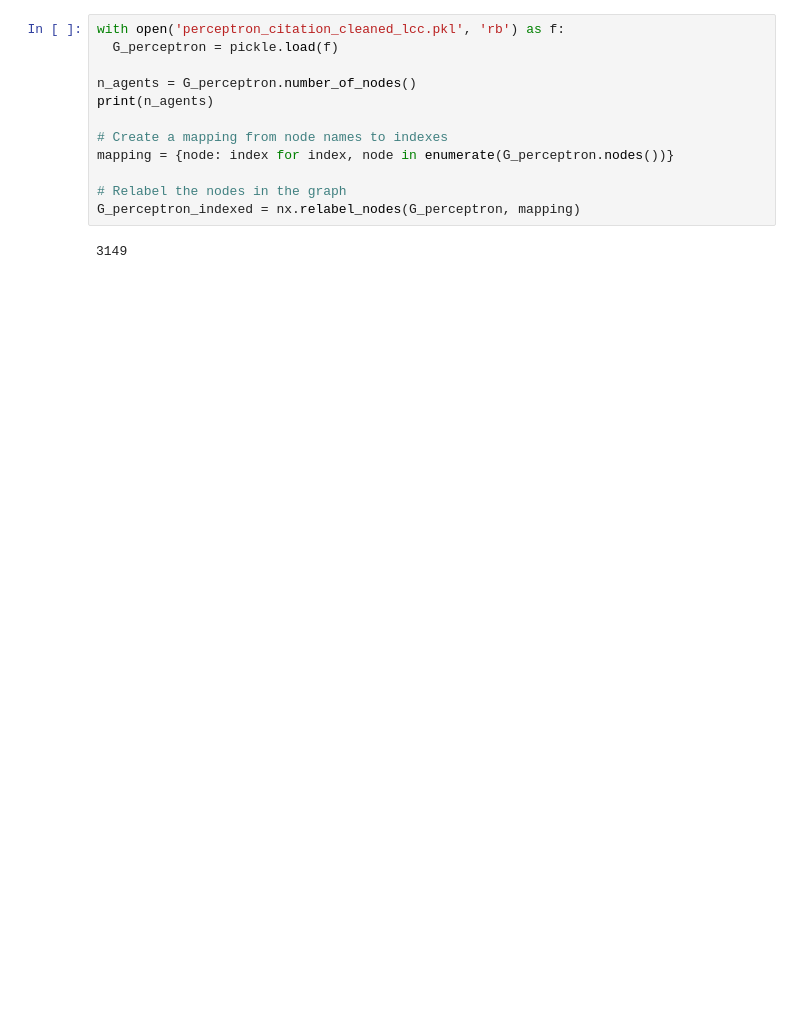
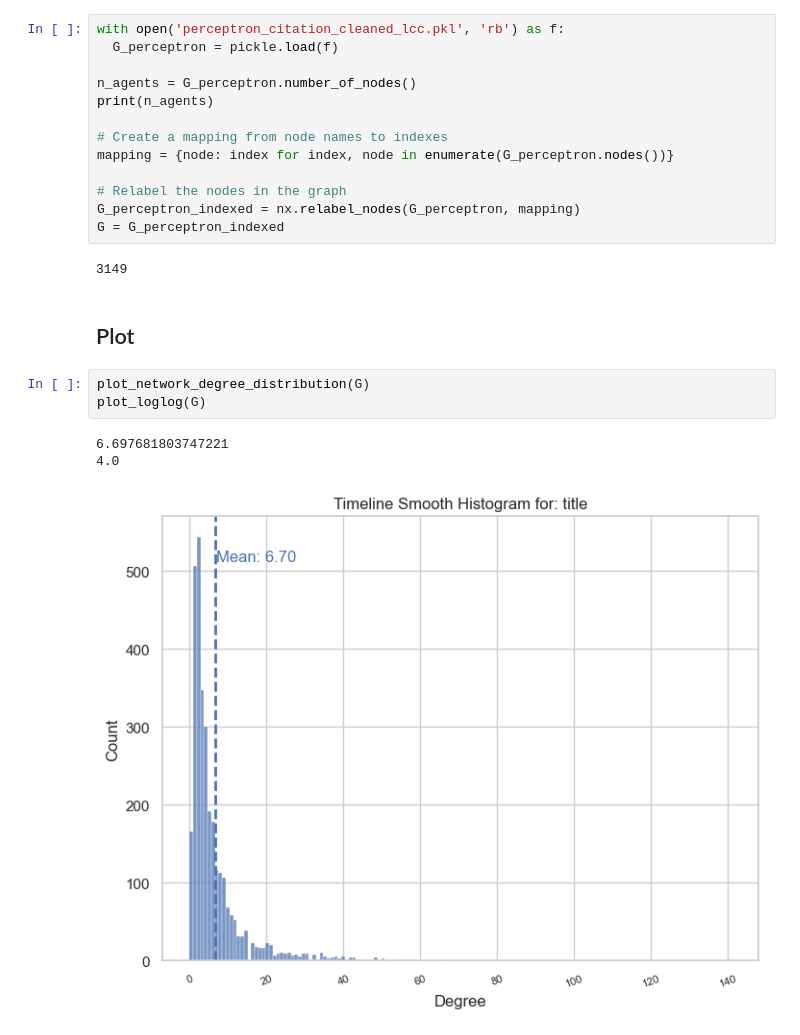
Before and after one commit to IgnacioOQ/e_network_inequality, a Jupyter notebook: network_testing.ipynb, the cells around one changed output. Drawn from its saved outputs; the diff is of its cells as text; blank space fills up the shorter version.

```diff
--- a/network_testing.ipynb
+++ b/network_testing.ipynb
@@ -19,5 +20,15 @@ mapping = {node: index for index, node in enumerate(G_perceptron.nodes())}
 
 # Relabel the nodes in the graph
 G_perceptron_indexed = nx.relabel_nodes(G_perceptron, mapping)
+G = G_perceptron_indexed
 # %% [output]
 3149
+# %% [markdown]
+## Plot
+# %%
+plot_network_degree_distribution(G)
+plot_loglog(G)
+# %% [output]
+6.697681803747221
+4.0
+[figure, added]
```
Also changed, not shown: parts of 14 cells of this notebook, 1 other file.
